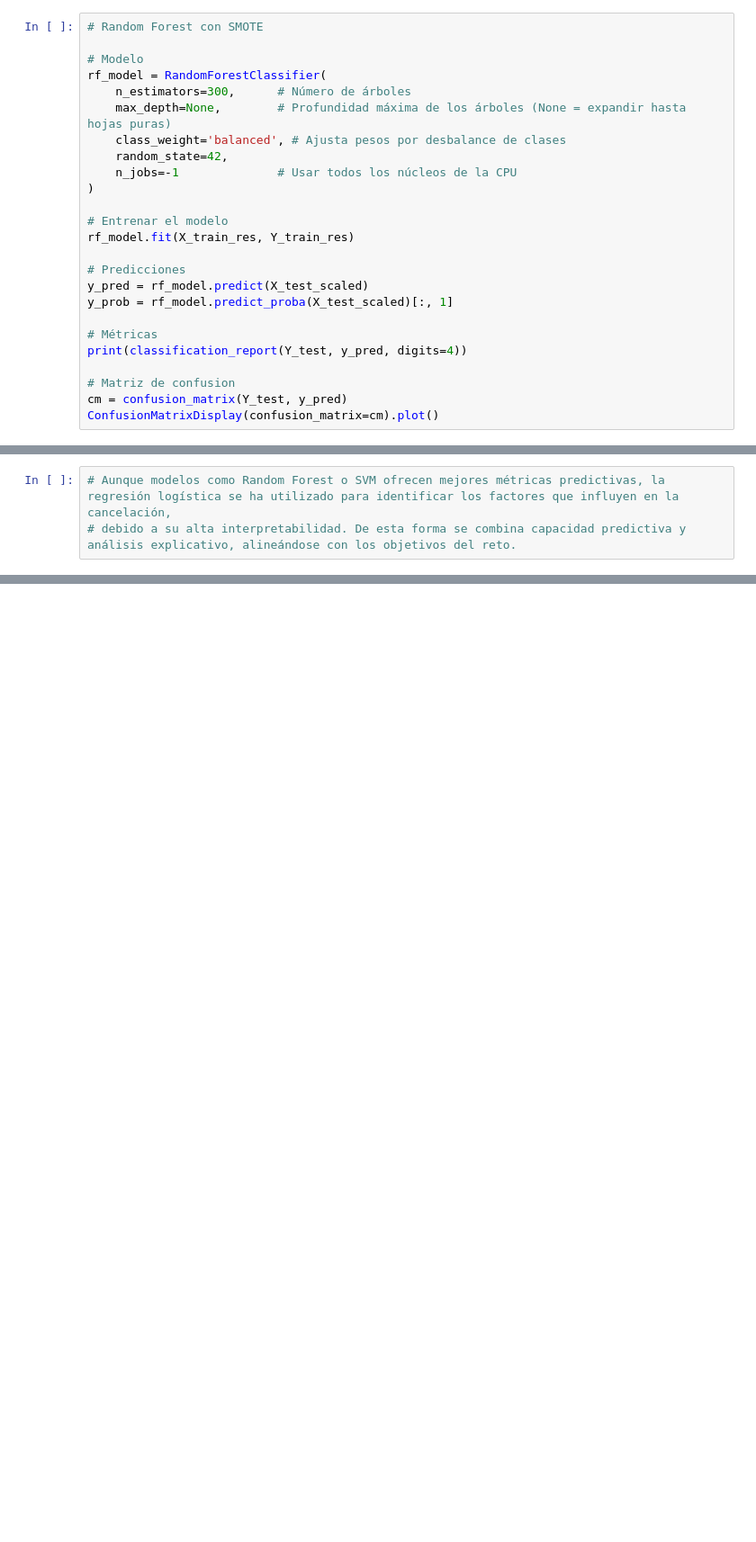
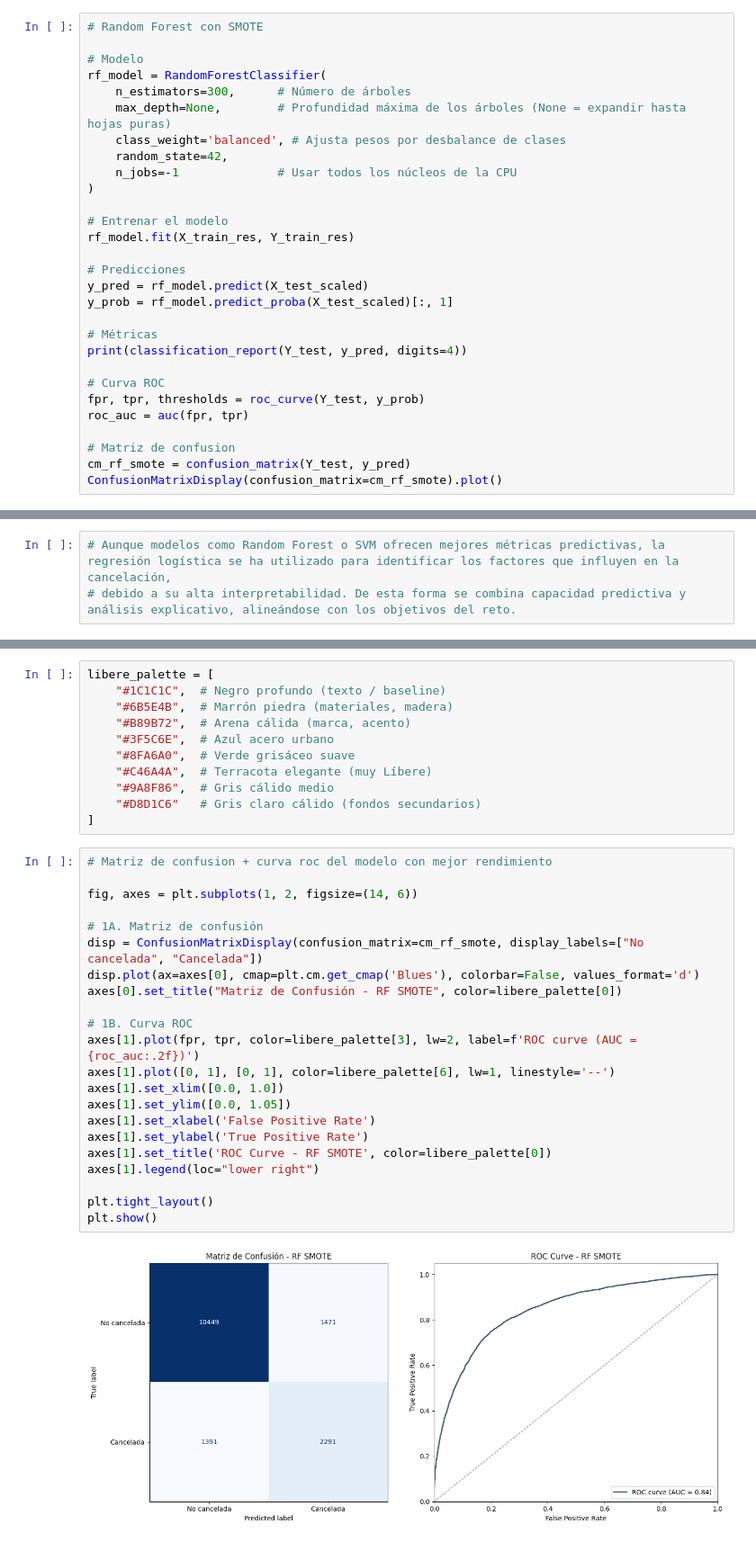
Before and after one commit to javierllorenteMon/RETO_06_VerdeOSCURO, a Jupyter notebook: 07-Modelado.ipynb, the cells around one changed output, grey strips where cells are left out. Shown at 90% size. Saved outputs shown, nothing was run; the diff lists cells and outputs as text; blank space fills up the shorter version.

```diff
--- a/07-Modelado.ipynb
+++ b/07-Modelado.ipynb
@@ -822,9 +741,13 @@ y_prob = rf_model.predict_proba(X_test_scaled)[:, 1]
 # Métricas
 print(classification_report(Y_test, y_pred, digits=4))
 
+# Curva ROC
+fpr, tpr, thresholds = roc_curve(Y_test, y_prob)
+roc_auc = auc(fpr, tpr)
+
 # Matriz de confusion
-cm = confusion_matrix(Y_test, y_pred)
-ConfusionMatrixDisplay(confusion_matrix=cm).plot()
+cm_rf_smote = confusion_matrix(Y_test, y_pred)
+ConfusionMatrixDisplay(confusion_matrix=cm_rf_smote).plot()
 # %% [output]
               precision    recall  f1-score   support
 
@@ -1206,0 +1084,35 @@ dtype: float64
+# %%
+libere_palette = [
+    "#1C1C1C",  # Negro profundo (texto / baseline)
+    "#6B5E4B",  # Marrón piedra (materiales, madera)
+    "#B89B72",  # Arena cálida (marca, acento)
+    "#3F5C6E",  # Azul acero urbano
+    "#8FA6A0",  # Verde grisáceo suave
+    "#C46A4A",  # Terracota elegante (muy Líbere)
+    "#9A8F86",  # Gris cálido medio
+    "#D8D1C6"   # Gris claro cálido (fondos secundarios)
+]
+# %%
+# Matriz de confusion + curva roc del modelo con mejor rendimiento
+
+fig, axes = plt.subplots(1, 2, figsize=(14, 6))
+
+# 1A. Matriz de confusión
+disp = ConfusionMatrixDisplay(confusion_matrix=cm_rf_smote, display_labels=["No cancelada", "Cancelada"])
+disp.plot(ax=axes[0], cmap=plt.cm.get_cmap('Blues'), colorbar=False, values_format='d')
+axes[0].set_title("Matriz de Confusión - RF SMOTE", color=libere_palette[0])
+
+# 1B. Curva ROC
+axes[1].plot(fpr, tpr, color=libere_palette[3], lw=2, label=f'ROC curve (AUC = {roc_auc:.2f})')
+axes[1].plot([0, 1], [0, 1], color=libere_palette[6], lw=1, linestyle='--')
+axes[1].set_xlim([0.0, 1.0])
+axes[1].set_ylim([0.0, 1.05])
+axes[1].set_xlabel('False Positive Rate')
+axes[1].set_ylabel('True Positive Rate')
+axes[1].set_title('ROC Curve - RF SMOTE', color=libere_palette[0])
+axes[1].legend(loc="lower right")
+
+plt.tight_layout()
+plt.show()
+# %% [output]
+[figure, added]
```
Also changed, not shown: parts of 26 cells of this notebook, 1 other file.
